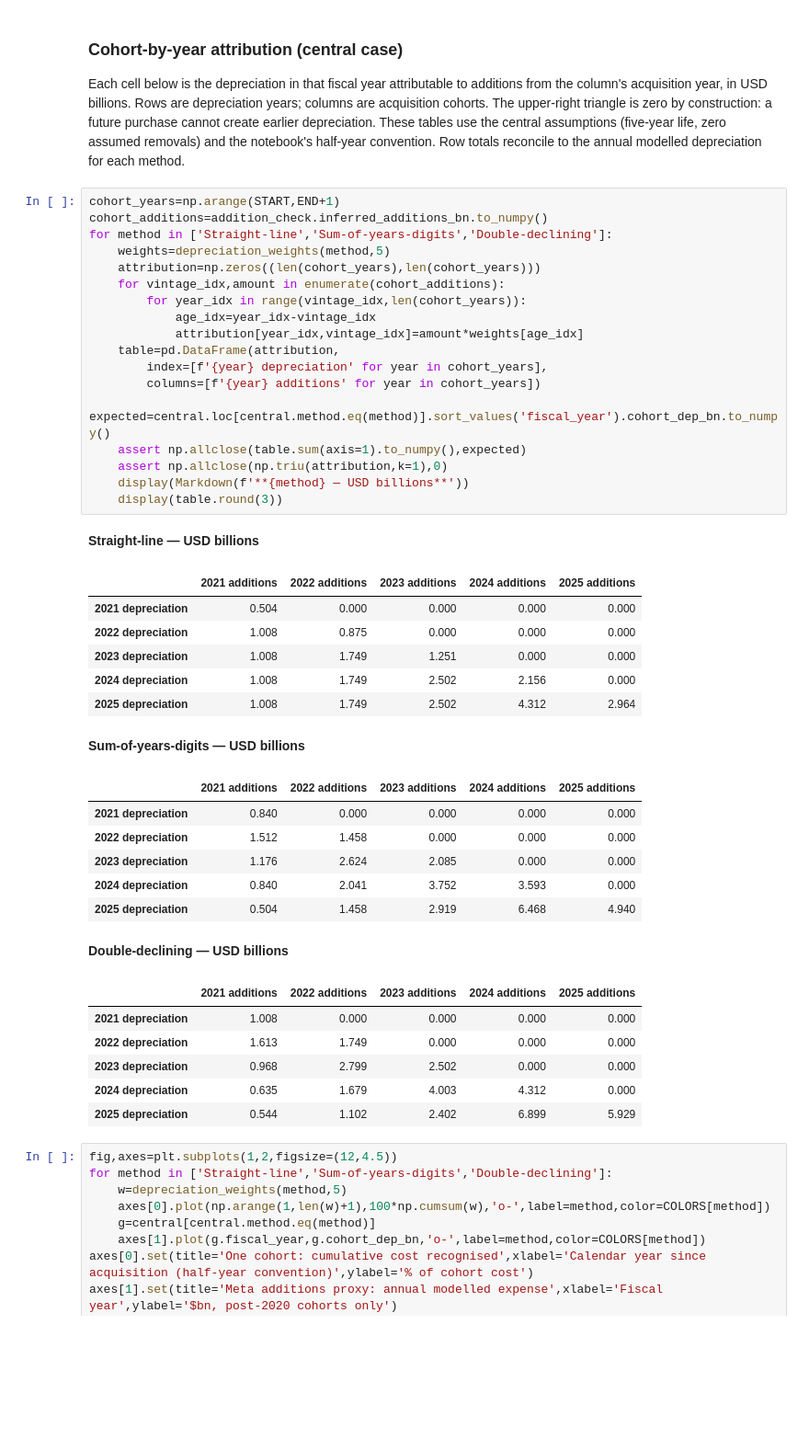
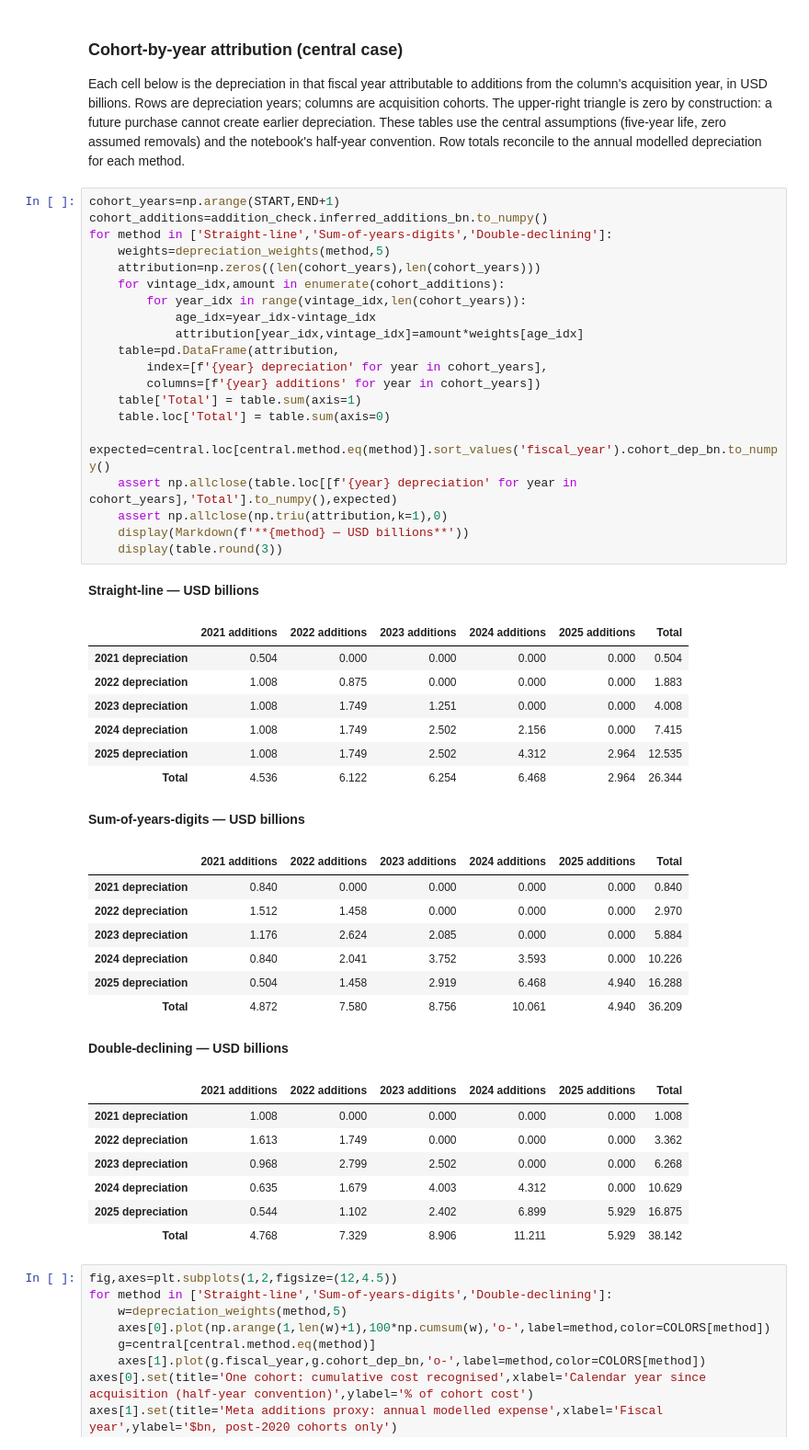
Before and after one commit to rachtrx/he3112_proj, a Jupyter notebook: ai_server_depreciation.ipynb, the cells around one changed output. Shown at 92% size. Cells and saved outputs as stored; diff of their text form; blank space fills up the shorter version.

Commit message:
added totals

```diff
--- a/ai_server_depreciation.ipynb
+++ b/ai_server_depreciation.ipynb
@@ -225,43 +225,48 @@ Each cell below is the depreciation in that fiscal year attributable to addition
 # %%
 cohort_years=np.arange(START,END+1)
 cohort_additions=addition_check.inferred_additions_bn.to_numpy()
 for method in ['Straight-line','Sum-of-years-digits','Double-declining']:
     weights=depreciation_weights(method,5)
     attribution=np.zeros((len(cohort_years),len(cohort_years)))
     for vintage_idx,amount in enumerate(cohort_additions):
         for year_idx in range(vintage_idx,len(cohort_years)):
             age_idx=year_idx-vintage_idx
             attribution[year_idx,vintage_idx]=amount*weights[age_idx]
     table=pd.DataFrame(attribution,
         index=[f'{year} depreciation' for year in cohort_years],
         columns=[f'{year} additions' for year in cohort_years])
+    table['Total'] = table.sum(axis=1)
+    table.loc['Total'] = table.sum(axis=0)
     expected=central.loc[central.method.eq(method)].sort_values('fiscal_year').cohort_dep_bn.to_numpy()
-    assert np.allclose(table.sum(axis=1).to_numpy(),expected)
+    assert np.allclose(table.loc[[f'{year} depreciation' for year in cohort_years],'Total'].to_numpy(),expected)
     assert np.allclose(np.triu(attribution,k=1),0)
     display(Markdown(f'**{method} — USD billions**'))
     display(table.round(3))
 # %% [output]
 **Straight-line — USD billions**
-|  | 2021 additions | 2022 additions | 2023 additions | 2024 additions | 2025 additions |
-| 2021 depreciation | 0.504 | 0.000 | 0.000 | 0.000 | 0.000 |
-| 2022 depreciation | 1.008 | 0.875 | 0.000 | 0.000 | 0.000 |
-| 2023 depreciation | 1.008 | 1.749 | 1.251 | 0.000 | 0.000 |
-| 2024 depreciation | 1.008 | 1.749 | 2.502 | 2.156 | 0.000 |
-| 2025 depreciation | 1.008 | 1.749 | 2.502 | 4.312 | 2.964 |
+|  | 2021 additions | 2022 additions | 2023 additions | 2024 additions | 2025 additions | Total |
+| 2021 depreciation | 0.504 | 0.000 | 0.000 | 0.000 | 0.000 | 0.504 |
+| 2022 depreciation | 1.008 | 0.875 | 0.000 | 0.000 | 0.000 | 1.883 |
+| 2023 depreciation | 1.008 | 1.749 | 1.251 | 0.000 | 0.000 | 4.008 |
+| 2024 depreciation | 1.008 | 1.749 | 2.502 | 2.156 | 0.000 | 7.415 |
+| 2025 depreciation | 1.008 | 1.749 | 2.502 | 4.312 | 2.964 | 12.535 |
+| Total | 4.536 | 6.122 | 6.254 | 6.468 | 2.964 | 26.344 |
 **Sum-of-years-digits — USD billions**
-|  | 2021 additions | 2022 additions | 2023 additions | 2024 additions | 2025 additions |
-| 2021 depreciation | 0.840 | 0.000 | 0.000 | 0.000 | 0.000 |
-| 2022 depreciation | 1.512 | 1.458 | 0.000 | 0.000 | 0.000 |
-| 2023 depreciation | 1.176 | 2.624 | 2.085 | 0.000 | 0.000 |
-| 2024 depreciation | 0.840 | 2.041 | 3.752 | 3.593 | 0.000 |
-| 2025 depreciation | 0.504 | 1.458 | 2.919 | 6.468 | 4.940 |
+|  | 2021 additions | 2022 additions | 2023 additions | 2024 additions | 2025 additions | Total |
+| 2021 depreciation | 0.840 | 0.000 | 0.000 | 0.000 | 0.000 | 0.840 |
+| 2022 depreciation | 1.512 | 1.458 | 0.000 | 0.000 | 0.000 | 2.970 |
+| 2023 depreciation | 1.176 | 2.624 | 2.085 | 0.000 | 0.000 | 5.884 |
+| 2024 depreciation | 0.840 | 2.041 | 3.752 | 3.593 | 0.000 | 10.226 |
+| 2025 depreciation | 0.504 | 1.458 | 2.919 | 6.468 | 4.940 | 16.288 |
+| Total | 4.872 | 7.580 | 8.756 | 10.061 | 4.940 | 36.209 |
 **Double-declining — USD billions**
-|  | 2021 additions | 2022 additions | 2023 additions | 2024 additions | 2025 additions |
-| 2021 depreciation | 1.008 | 0.000 | 0.000 | 0.000 | 0.000 |
-| 2022 depreciation | 1.613 | 1.749 | 0.000 | 0.000 | 0.000 |
-| 2023 depreciation | 0.968 | 2.799 | 2.502 | 0.000 | 0.000 |
-| 2024 depreciation | 0.635 | 1.679 | 4.003 | 4.312 | 0.000 |
-| 2025 depreciation | 0.544 | 1.102 | 2.402 | 6.899 | 5.929 |
+|  | 2021 additions | 2022 additions | 2023 additions | 2024 additions | 2025 additions | Total |
+| 2021 depreciation | 1.008 | 0.000 | 0.000 | 0.000 | 0.000 | 1.008 |
+| 2022 depreciation | 1.613 | 1.749 | 0.000 | 0.000 | 0.000 | 3.362 |
+| 2023 depreciation | 0.968 | 2.799 | 2.502 | 0.000 | 0.000 | 6.268 |
+| 2024 depreciation | 0.635 | 1.679 | 4.003 | 4.312 | 0.000 | 10.629 |
+| 2025 depreciation | 0.544 | 1.102 | 2.402 | 6.899 | 5.929 | 16.875 |
+| Total | 4.768 | 7.329 | 8.906 | 11.211 | 5.929 | 38.142 |
 # %%
 fig,axes=plt.subplots(1,2,figsize=(12,4.5))
 for method in ['Straight-line','Sum-of-years-digits','Double-declining']:
```
